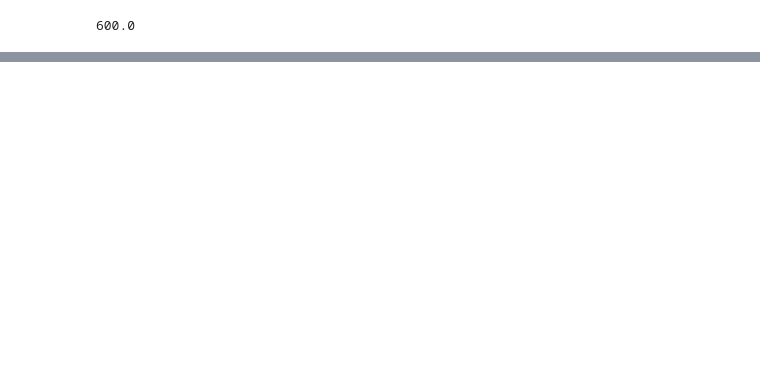
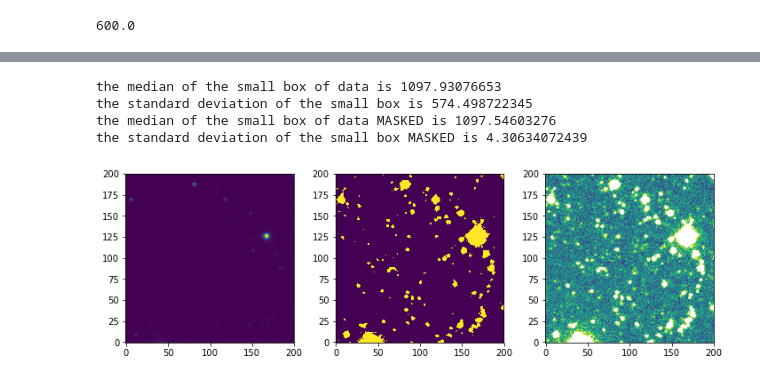
Before and after one commit to lokhorst/HalphaScripts, a Jupyter notebook: EagleSimScripts/measure_noise.ipynb, the cells around one changed output, grey strips where cells are left out. Saved outputs shown, nothing was run; the diff lists cells and outputs as text; code cells hidden in the pictures; blank space fills up the shorter version.

```diff
--- a/EagleSimScripts/measure_noise.ipynb
+++ b/EagleSimScripts/measure_noise.ipynb
@@ -93,0 +115,44 @@ The noise should be distributed in some normal or Poisson distribution, and that
+# %%
+from astropy.stats import sigma_clip
+
+def smallboxanalysis(data,center_x,center_y):
+    smaller_d = data[center_x-100:center_x+100,center_y-100:center_y+100]
+    fig, (ax1,ax2,ax3) = plt.subplots(1, 3, figsize=(10, 16))
+    plotdata(np.log10(smaller_d),ax=ax1)
+
+    # start sigma clipping
+    # ROUGH: Make a 3sigma mask
+    mask = np.zeros(smaller_d.shape)
+    med_data = np.median(smaller_d)
+    sigma_data = np.std(smaller_d)
+    mask[smaller_d>(med+1.*sigma)]=1.
+    print "the median of the small box of data is %s"%med_data
+    print "the standard deviation of the small box is %s"%sigma_data
+    #plotdata(mask,ax=ax2)
+
+    # BETTER: do iterative sigma clipping
+    clipped_zp  = sigma_clip(smaller_d, sig=3, iters = 5)
+    outliers    = clipped_zp.mask
+    plotdata(outliers,ax=ax2)
+
+    # Then
+    mx = np.ma.masked_array(smaller_d, mask=outliers)
+    med_masked = np.ma.median(mx)
+    sigma_masked = np.ma.std(mx)
+    print "the median of the small box of data MASKED is %s"%med_masked
+    print "the standard deviation of the small box MASKED is %s"%sigma_masked
+    plotdata(mx,ax=ax3)
+
+    # grow the mask a bit in all directinos
+    #growmask = morphology.grey_dilation(mask,(3,3))
+    plt.tight_layout()
+
+    return
+
+smallboxanalysis(d_needle279,2100,2100)
+# %% [output]
+the median of the small box of data is 1097.93076653
+the standard deviation of the small box is 574.498722345
+the median of the small box of data MASKED is 1097.54603276
+the standard deviation of the small box MASKED is 4.30634072439
+[figure, added]
```
Also changed, not shown: parts of 9 cells of this notebook, 1 other file.
